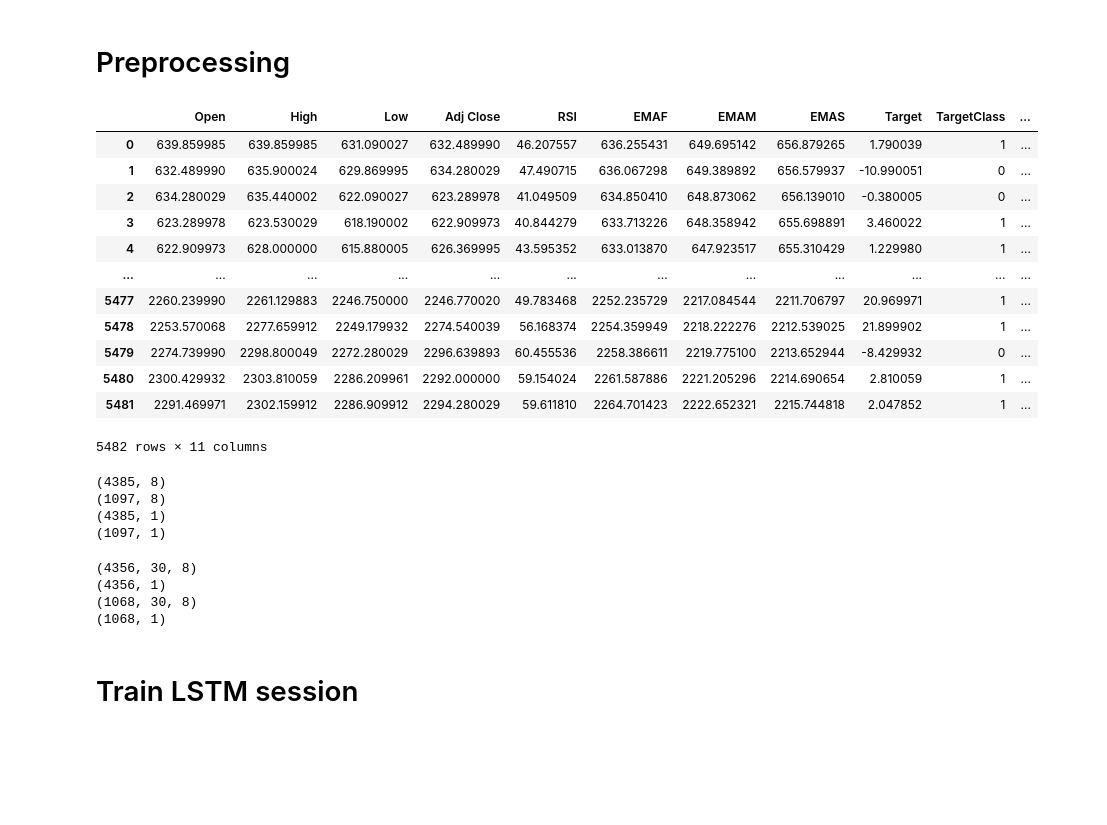
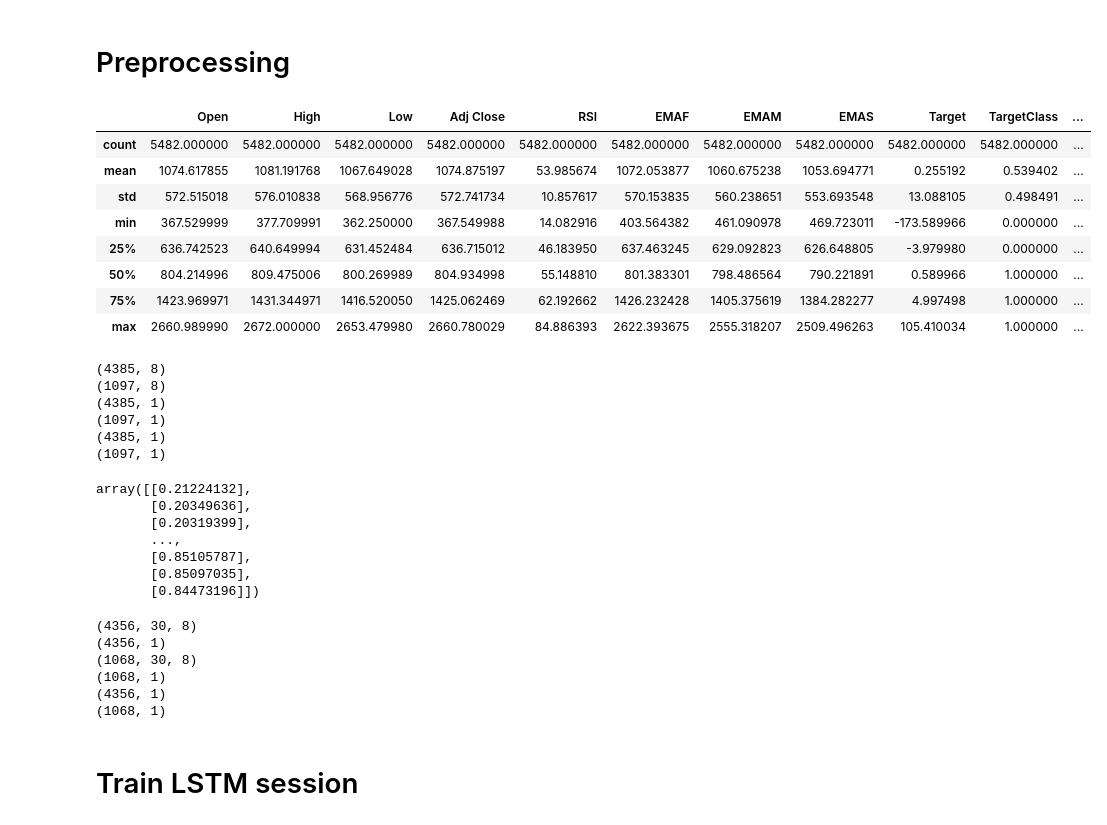
Before and after one commit to Arthitkhotsaenlee/stock_market_and_trading, a Jupyter notebook: stock_forecasting.ipynb, the cells around one changed output. Drawn from its saved outputs; the diff is of its cells as text; code cells hidden in the pictures; blank space fills up the shorter version.

```diff
--- a/stock_forecasting.ipynb
+++ b/stock_forecasting.ipynb
@@ -103,24 +103,20 @@ data.describe()
 from sklearn.preprocessing import MinMaxScaler
 from sklearn.model_selection import train_test_split
 # %%
-data
+data.describe()
 # %% [output]
 |  | Open | High | Low | Adj Close | RSI | EMAF | EMAM | EMAS | Target | TargetClass | ... |
-| 0 | 639.859985 | 639.859985 | 631.090027 | 632.489990 | 46.207557 | 636.255431 | 649.695142 | 656.879265 | 1.790039 | 1 | ... |
-| 1 | 632.489990 | 635.900024 | 629.869995 | 634.280029 | 47.490715 | 636.067298 | 649.389892 | 656.579937 | -10.990051 | 0 | ... |
-| 2 | 634.280029 | 635.440002 | 622.090027 | 623.289978 | 41.049509 | 634.850410 | 648.873062 | 656.139010 | -0.380005 | 0 | ... |
-| 3 | 623.289978 | 623.530029 | 618.190002 | 622.909973 | 40.844279 | 633.713226 | 648.358942 | 655.698891 | 3.460022 | 1 | ... |
-| 4 | 622.909973 | 628.000000 | 615.880005 | 626.369995 | 43.595352 | 633.013870 | 647.923517 | 655.310429 | 1.229980 | 1 | ... |
-| ... | ... | ... | ... | ... | ... | ... | ... | ... | ... | ... | ... |
-| 5477 | 2260.239990 | 2261.129883 | 2246.750000 | 2246.770020 | 49.783468 | 2252.235729 | 2217.084544 | 2211.706797 | 20.969971 | 1 | ... |
-| 5478 | 2253.570068 | 2277.659912 | 2249.179932 | 2274.540039 | 56.168374 | 2254.359949 | 2218.222276 | 2212.539025 | 21.899902 | 1 | ... |
-| 5479 | 2274.739990 | 2298.800049 | 2272.280029 | 2296.639893 | 60.455536 | 2258.386611 | 2219.775100 | 2213.652944 | -8.429932 | 0 | ... |
-| 5480 | 2300.429932 | 2303.810059 | 2286.209961 | 2292.000000 | 59.154024 | 2261.587886 | 2221.205296 | 2214.690654 | 2.810059 | 1 | ... |
-| 5481 | 2291.469971 | 2302.159912 | 2286.909912 | 2294.280029 | 59.611810 | 2264.701423 | 2222.652321 | 2215.744818 | 2.047852 | 1 | ... |
+| count | 5482.000000 | 5482.000000 | 5482.000000 | 5482.000000 | 5482.000000 | 5482.000000 | 5482.000000 | 5482.000000 | 5482.000000 | 5482.000000 | ... |
+| mean | 1074.617855 | 1081.191768 | 1067.649028 | 1074.875197 | 53.985674 | 1072.053877 | 1060.675238 | 1053.694771 | 0.255192 | 0.539402 | ... |
+| std | 572.515018 | 576.010838 | 568.956776 | 572.741734 | 10.857617 | 570.153835 | 560.238651 | 553.693548 | 13.088105 | 0.498491 | ... |
+| min | 367.529999 | 377.709991 | 362.250000 | 367.549988 | 14.082916 | 403.564382 | 461.090978 | 469.723011 | -173.589966 | 0.000000 | ... |
+| 25% | 636.742523 | 640.649994 | 631.452484 | 636.715012 | 46.183950 | 637.463245 | 629.092823 | 626.648805 | -3.979980 | 0.000000 | ... |
+| 50% | 804.214996 | 809.475006 | 800.269989 | 804.934998 | 55.148810 | 801.383301 | 798.486564 | 790.221891 | 0.589966 | 1.000000 | ... |
+| 75% | 1423.969971 | 1431.344971 | 1416.520050 | 1425.062469 | 62.192662 | 1426.232428 | 1405.375619 | 1384.282277 | 4.997498 | 1.000000 | ... |
+| max | 2660.989990 | 2672.000000 | 2653.479980 | 2660.780029 | 84.886393 | 2622.393675 | 2555.318207 | 2509.496263 | 105.410034 | 1.000000 | ... |
-5482 rows × 11 columns
 # %%
 # Train-test split
-X_train, X_test, y_train, y_test = train_test_split(data.drop(['Target','TargetClass','TargetNextClose'],axis=1),data[["TargetNextClose"]] , test_size=0.2, random_state=42, shuffle=False)
+X_train, X_test, y_train, y_test, y_train_class, y_test_class = train_test_split(data.drop(['Target','TargetClass','TargetNextClose'],axis=1),data[["TargetNextClose"]], data[['TargetClass']] , test_size=0.2, random_state=42, shuffle=False)
 # scalize data
 scaler = MinMaxScaler(feature_range=(0,1))
 X_train_scaled = scaler.fit_transform(X_train)
@@ -135,11 +131,25 @@ print(X_train_scaled.shape)
 print(X_test_scaled.shape)
 print(y_train.shape)
 print(y_test.shape)
+print(y_train_class.shape)
+print(y_test_class.shape)
 # %% [output]
 (4385, 8)
 (1097, 8)
 (4385, 1)
 (1097, 1)
+(4385, 1)
+(1097, 1)
+# %%
+y_train_scaled
+# %% [output]
+array([[0.21224132],
+       [0.20349636],
+       [0.20319399],
+       ...,
+       [0.85105787],
+       [0.85097035],
+       [0.84473196]])
 # %%
 def rolling_window(array, window_size):
     num_features = array.shape[-1]
@@ -151,18 +161,26 @@ window_size = 30
 # considering TRAIN dataset
 X_train_sliced = rolling_window(X_train_scaled, window_size)
 X_test_sliced  = rolling_window(X_test_scaled, window_size)
-# considering y
+# considering y target
 y_train_sliced = y_train_scaled[window_size-1:]
 y_test_sliced = y_test_scaled[window_size-1:]
+# considering y class
+y_train_class = y_train_class[window_size-1:]
+y_test_class = y_test_class[window_size-1:]
+
 print(X_train_sliced.shape)
 print(y_train_sliced.shape)
 print(X_test_sliced.shape)
 print(y_test_sliced.shape)
+print(y_train_class.shape)
+print(y_test_class.shape)
 # %% [output]
 (4356, 30, 8)
 (4356, 1)
 (1068, 30, 8)
 (1068, 1)
+(4356, 1)
+(1068, 1)
 # %% [markdown]
 # Train LSTM session
 # %%
```
Also changed, not shown: parts of 9 cells of this notebook, 2 other files.
